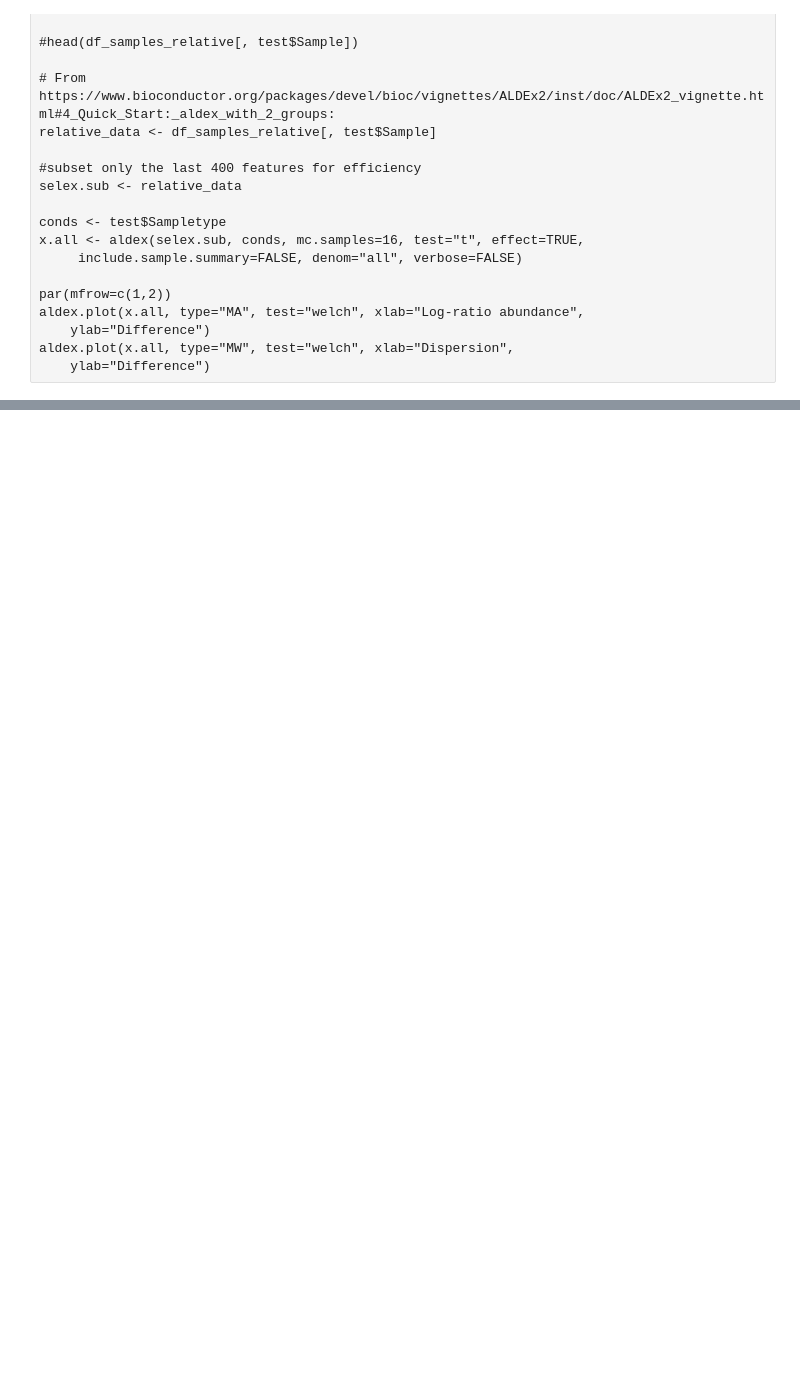
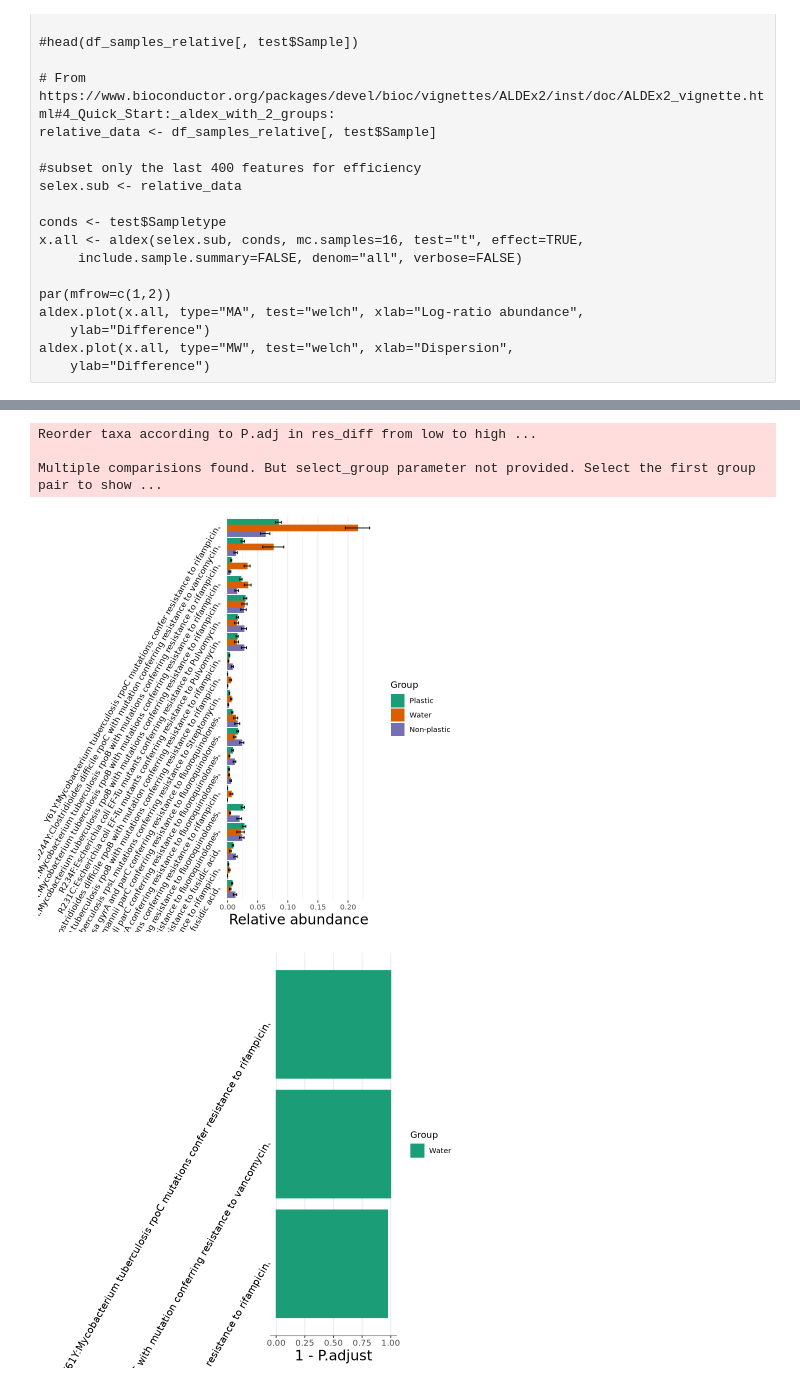
Before and after one commit to blomfelt/plastisphere, a Jupyter notebook: plastisphere.ipynb, the cells around one changed output, grey strips where cells are left out. Drawn from its saved outputs; the diff is of its cells as text; code cells hidden in the pictures; blank space fills up the shorter version.

```diff
--- a/plastisphere.ipynb
+++ b/plastisphere.ipynb
@@ -696 +838,13 @@ tax_table have 6 rows and 10 columns
+# %%
+t1_t$plot_diff_abund() + theme(axis.text.y = element_text(angle = 60))
+t1_t$plot_diff_bar() + theme(axis.text.y = element_text(angle = 60))
+#g1 <- t1$plot_diff_bar(use_number = 1:20, group_order = c("TW", "CW", "IW"))
+#t1$plot_diff_bar() + theme(axis.text.y = element_text(angle = 60))
+#t1$res_abund[,]
+# %% [output]
+Reorder taxa according to P.adj in res_diff from low to high ...
+
+Multiple comparisions found. But select_group parameter not provided. Select the first group pair to show ...
+[figure, added]
+[figure, added]
 # %%
```
Also changed, not shown: parts of 11 cells of this notebook.
